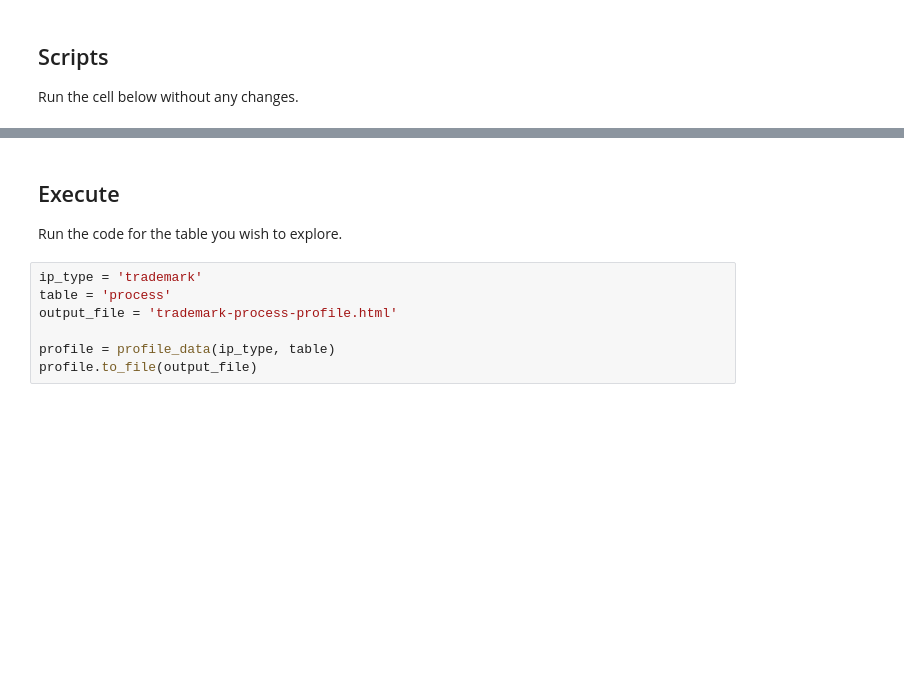
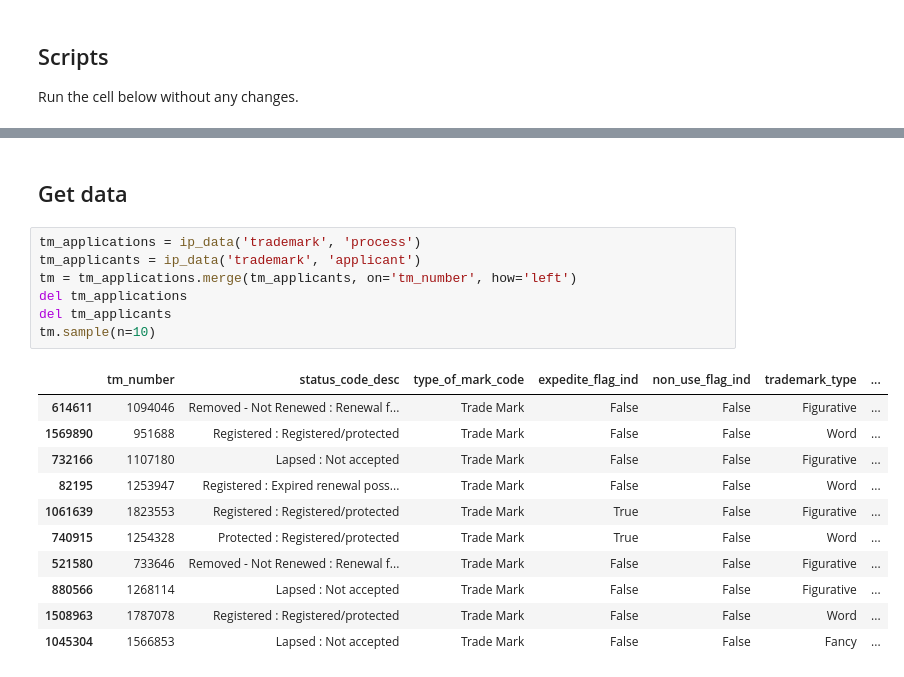
Before and after one commit to MinKimIP/IPA-public, a Jupyter notebook: data_request/2020-02-27 Patent TM Aggregates SA2 LGA.ipynb, the cells around one changed output, grey strips where cells are left out. Saved outputs shown, nothing was run; the diff lists cells and outputs as text; blank space fills up the shorter version.

```diff
--- a/data_request/2020-02-27 Patent TM Aggregates SA2 LGA.ipynb
+++ b/data_request/2020-02-27 Patent TM Aggregates SA2 LGA.ipynb
@@ -72,11 +56,21 @@ def profile_data(ip_type, table):
-# %% [markdown]
-## Execute
-
-Run the code for the table you wish to explore.
-# %%
-ip_type = 'trademark'
-table = 'process'
-output_file = 'trademark-process-profile.html'
-
-profile = profile_data(ip_type, table)
-profile.to_file(output_file)
+# %% [markdown]
+## Get data
+# %%
+tm_applications = ip_data('trademark', 'process')
+tm_applicants = ip_data('trademark', 'applicant')
+tm = tm_applications.merge(tm_applicants, on='tm_number', how='left')
+del tm_applications
+del tm_applicants
+tm.sample(n=10)
+# %% [output]
+|  | tm_number | status_code_desc | type_of_mark_code | expedite_flag_ind | non_use_flag_ind | trademark_type | ... |
+| 614611 | 1094046 | Removed - Not Renewed : Renewal f... | Trade Mark | False | False | Figurative | ... |
+| 1569890 | 951688 | Registered : Registered/protected | Trade Mark | False | False | Word | ... |
+| 732166 | 1107180 | Lapsed : Not accepted | Trade Mark | False | False | Figurative | ... |
+| 82195 | 1253947 | Registered : Expired renewal poss... | Trade Mark | False | False | Word | ... |
+| 1061639 | 1823553 | Registered : Registered/protected | Trade Mark | True | False | Figurative | ... |
+| 740915 | 1254328 | Protected : Registered/protected | Trade Mark | True | False | Word | ... |
+| 521580 | 733646 | Removed - Not Renewed : Renewal f... | Trade Mark | False | False | Figurative | ... |
+| 880566 | 1268114 | Lapsed : Not accepted | Trade Mark | False | False | Figurative | ... |
+| 1508963 | 1787078 | Registered : Registered/protected | Trade Mark | False | False | Word | ... |
+| 1045304 | 1566853 | Lapsed : Not accepted | Trade Mark | False | False | Fancy | ... |
```
Also changed, not shown: parts of 7 cells of this notebook.
